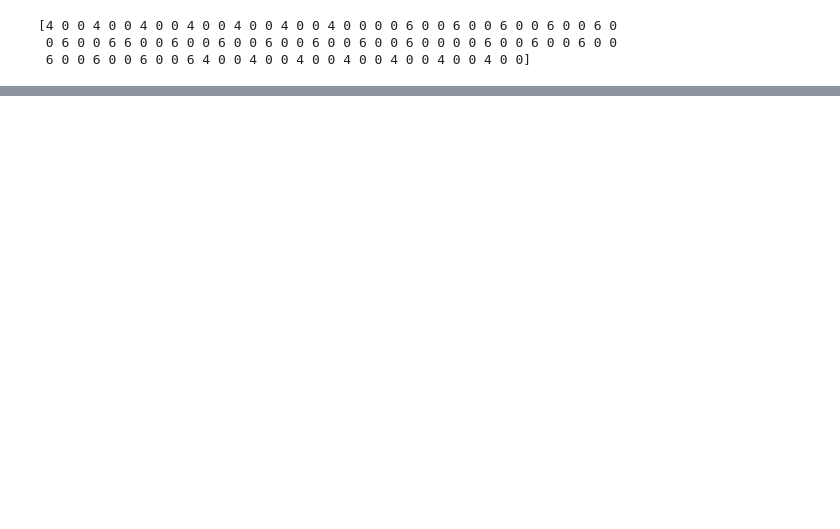
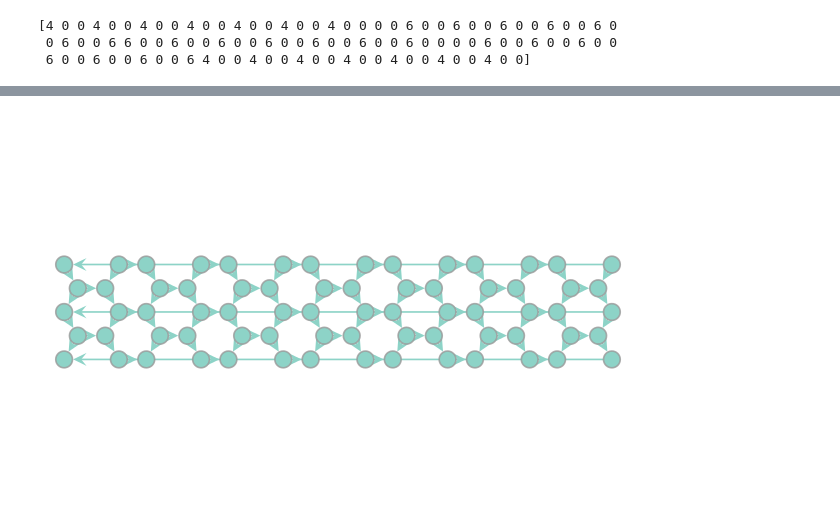
Before and after one commit to glyg/leg-joint, a Jupyter notebook: notebooks/Generation.ipynb, the cells around one changed output, grey strips where cells are left out. Saved outputs shown, nothing was run; the diff lists cells and outputs as text; code cells hidden in the pictures; blank space fills up the shorter version.

```diff
--- a/notebooks/Generation.ipynb
+++ b/notebooks/Generation.ipynb
@@ -221,19 +234,0 @@ mesh.cell_graph.vp['vol']
-# %%
-## mesh's z axis rotation around the image y axis
-z_angle = np.pi/5
-## Rotation of the mesh around the mesh's z axis
-d_theta = np.pi/6
-
-### Projected coordinates
-mesh.graph.vp['psd_x'] = mesh.graph.vp['x'].copy()
-mesh.graph.vp['psd_y'] = mesh.graph.vp['y'].copy()
-pseudo_x = mesh.graph.vp['psd_x']
-pseudo_y = mesh.graph.vp['psd_y']
-graph.vp['rho'].a = np.hypot(mesh.graph.vp['x'].a,
-                             mesh.graph.vp['y'].a)
-pseudo_x.a = mesh.graph.vp['z'].a * np.cos(z_angle) - mesh.graph.vp['rho'].a * np.sin(
-        mesh.graph.vp['theta'].a + d_theta) * np.sin(z_angle)
-pseudo_y.a = mesh.graph.vp['rho'].a * np.cos(mesh.graph.vp['theta'].a + d_theta)
-
-draw(mesh.graph, ['psd_x', 'psd_y'])
-#draw(graph, ['x', 'y'])
@@ -259,8 +234,0 @@ ax.legend()
-# %%
-long = mesh.graph.new_edge_property('bool')
-long.a = mesh.graph.ep['edge_length'].a > 1.1
-long.a += mesh.graph.ep['edge_length'].a < 0.9
-mesh.graph.set_edge_filter(long)
-
-draw(mesh.graph, ['sigma', 'z'])
-mesh.graph.clear_filters()
@@ -281,11 +234,0 @@ vp.value_type()
-# %%
-mesh.update_length()
-long = mesh.graph.new_edge_property('bool')
-long.a = mesh.graph.ep['edge_length'].a > 1.1
-long.a += mesh.graph.ep['edge_length'].a < 0.9
-mesh.graph.set_edge_filter(long)
-
-for edge in mesh.graph.edges():
-    if long[edge]:
-
-        print(mesh.graph.edge_index[edge], edge)
@@ -326,3 +240,8 @@ mesh.graph.clear_filters()
 [4 0 0 4 0 0 4 0 0 4 0 0 4 0 0 4 0 0 4 0 0 0 0 6 0 0 6 0 0 6 0 0 6 0 0 6 0
  0 6 0 0 6 6 0 0 6 0 0 6 0 0 6 0 0 6 0 0 6 0 0 6 0 0 0 0 6 0 0 6 0 0 6 0 0
  6 0 0 6 0 0 6 0 0 6 4 0 0 4 0 0 4 0 0 4 0 0 4 0 0 4 0 0 4 0 0]
+# %%
+for cell in mesh.cell_graph.vertices():
+    if mesh.cell_graph.vp['num_sides'][cell] != mesh.graph.degree_property_map('out')[cell]:
+        mesh.cell_graph.vp['is_alive'][cell] = 0
+        print('dead cell {}'.format(cell))
@@ -328,0 +281,4 @@ mesh.graph.clear_filters()
+# %%
+draw(mesh.junction_graph, ['sigma', 'z'])
+# %% [output]
+[figure, added]
```
Also changed, not shown: parts of 43 cells of this notebook, 6 other files.
